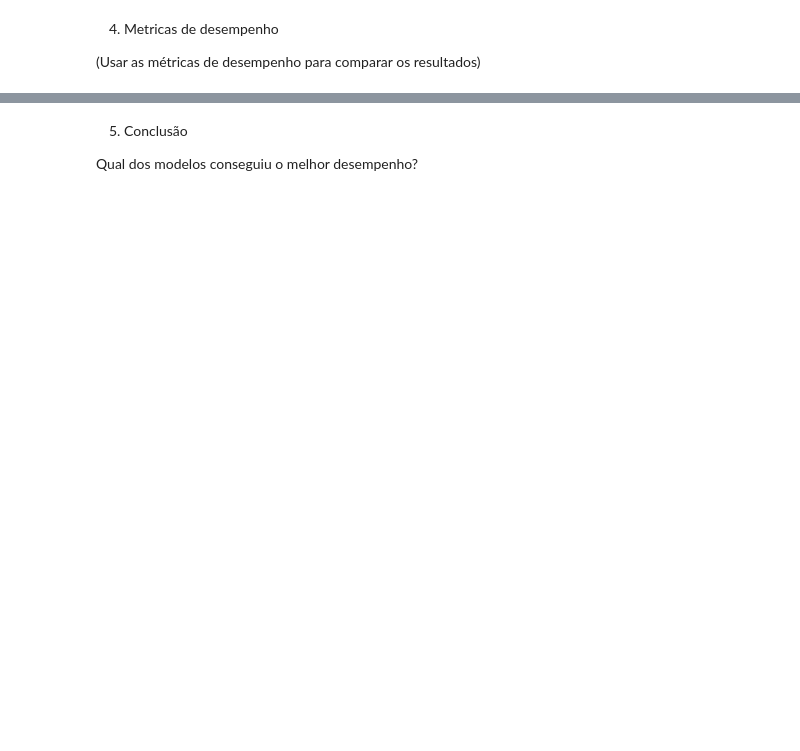
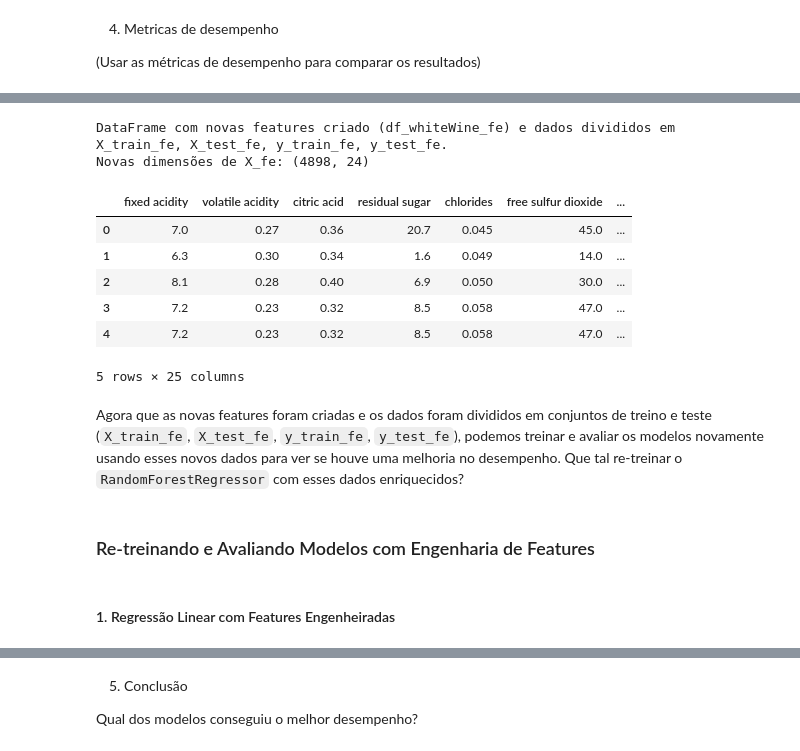
Before and after one commit to Wendell9/N1_IA, a Jupyter notebook: Modelo_N1_1ºBIMESTRE_ipynb_json.ipynb, the cells around one changed output, grey strips where cells are left out. Cells and saved outputs as stored; diff of their text form; code cells hidden in the pictures; blank space fills up the shorter version.

```diff
--- a/Modelo_N1_1ºBIMESTRE_ipynb_json.ipynb
+++ b/Modelo_N1_1ºBIMESTRE_ipynb_json.ipynb
@@ -369,0 +428,62 @@ RandomForestRegressor:
+# %%
+import numpy as np
+from sklearn.preprocessing import PolynomialFeatures
+
+# Vamos criar algumas features novas para o nosso dataset de vinhos.
+# Primeiro, vamos garantir que estamos usando o DataFrame original 'df_whiteWine'
+# e que as colunas 'X' e 'y' são atualizadas com as novas features.
+
+# Exemplo 1: Relação Álcool-Densidade
+# A densidade e o álcool são importantes, a razão entre eles pode ser informativa.
+df_whiteWine['alcohol_density_ratio'] = df_whiteWine['alcohol'] / df_whiteWine['density']
+
+# Exemplo 2: Interação entre Ácido Cítrico e Acidez Fixa/Volátil
+# O ácido cítrico pode interagir com os níveis de acidez.
+df_whiteWine['fixed_citric_acid_interaction'] = df_whiteWine['fixed acidity'] * df_whiteWine['citric acid']
+df_whiteWine['volatile_citric_acid_interaction'] = df_whiteWine['volatile acidity'] * df_whiteWine['citric acid']
+
+# Exemplo 3: Total de Dióxido de Enxofre por Dióxido de Enxofre Livre (razão)
+# Pode indicar a proporção de SO2 ligado.
+df_whiteWine['total_free_sulfur_dioxide_ratio'] = df_whiteWine['total sulfur dioxide'] / (df_whiteWine['free sulfur dioxide'] + 1e-6) # Adiciona epsilon para evitar divisão por zero
+
+# Exemplo 4: Features Polinomiais para algumas variáveis importantes
+# Vamos pegar as 3 features mais importantes da Random Forest original: alcohol, volatile acidity, free sulfur dioxide
+poly = PolynomialFeatures(degree=2, include_bias=False)
+poly_features = poly.fit_transform(df_whiteWine[['alcohol', 'volatile acidity', 'free sulfur dioxide']])
+poly_feature_names = poly.get_feature_names_out(['alcohol', 'volatile acidity', 'free sulfur dioxide'])
+
+df_poly_features = pd.DataFrame(poly_features, columns=poly_feature_names, index=df_whiteWine.index)
+
+# Juntar as novas features com o DataFrame original
+df_whiteWine_fe = pd.concat([df_whiteWine, df_poly_features], axis=1)
+
+# Remover a coluna 'quality' antes de definir X
+X_fe = df_whiteWine_fe.drop(columns=['quality'])
+y_fe = df_whiteWine_fe['quality']
+
+# Dividir os dados com as novas features em treino e teste
+X_train_fe, X_test_fe, y_train_fe, y_test_fe = train_test_split(
+    X_fe, y_fe, test_size=0.2, random_state=42, stratify=y_fe
+)
+
+print("DataFrame com novas features criado (df_whiteWine_fe) e dados divididos em X_train_fe, X_test_fe, y_train_fe, y_test_fe.")
+print(f"Novas dimensões de X_fe: {X_fe.shape}")
+
+# Exibir as primeiras linhas do DataFrame com as novas features
+display(df_whiteWine_fe.head())
+# %% [output]
+DataFrame com novas features criado (df_whiteWine_fe) e dados divididos em X_train_fe, X_test_fe, y_train_fe, y_test_fe.
+Novas dimensões de X_fe: (4898, 24)
+|  | fixed acidity | volatile acidity | citric acid | residual sugar | chlorides | free sulfur dioxide | ... |
+| 0 | 7.0 | 0.27 | 0.36 | 20.7 | 0.045 | 45.0 | ... |
+| 1 | 6.3 | 0.30 | 0.34 | 1.6 | 0.049 | 14.0 | ... |
+| 2 | 8.1 | 0.28 | 0.40 | 6.9 | 0.050 | 30.0 | ... |
+| 3 | 7.2 | 0.23 | 0.32 | 8.5 | 0.058 | 47.0 | ... |
+| 4 | 7.2 | 0.23 | 0.32 | 8.5 | 0.058 | 47.0 | ... |
+5 rows × 25 columns
+# %% [markdown]
+Agora que as novas features foram criadas e os dados foram divididos em conjuntos de treino e teste (`X_train_fe`, `X_test_fe`, `y_train_fe`, `y_test_fe`), podemos treinar e avaliar os modelos novamente usando esses novos dados para ver se houve uma melhoria no desempenho. Que tal re-treinar o `RandomForestRegressor` com esses dados enriquecidos?
+# %% [markdown]
+### Re-treinando e Avaliando Modelos com Engenharia de Features
+# %% [markdown]
+#### 1. Regressão Linear com Features Engenheiradas
```
Also changed, not shown: parts of 21 cells of this notebook.
